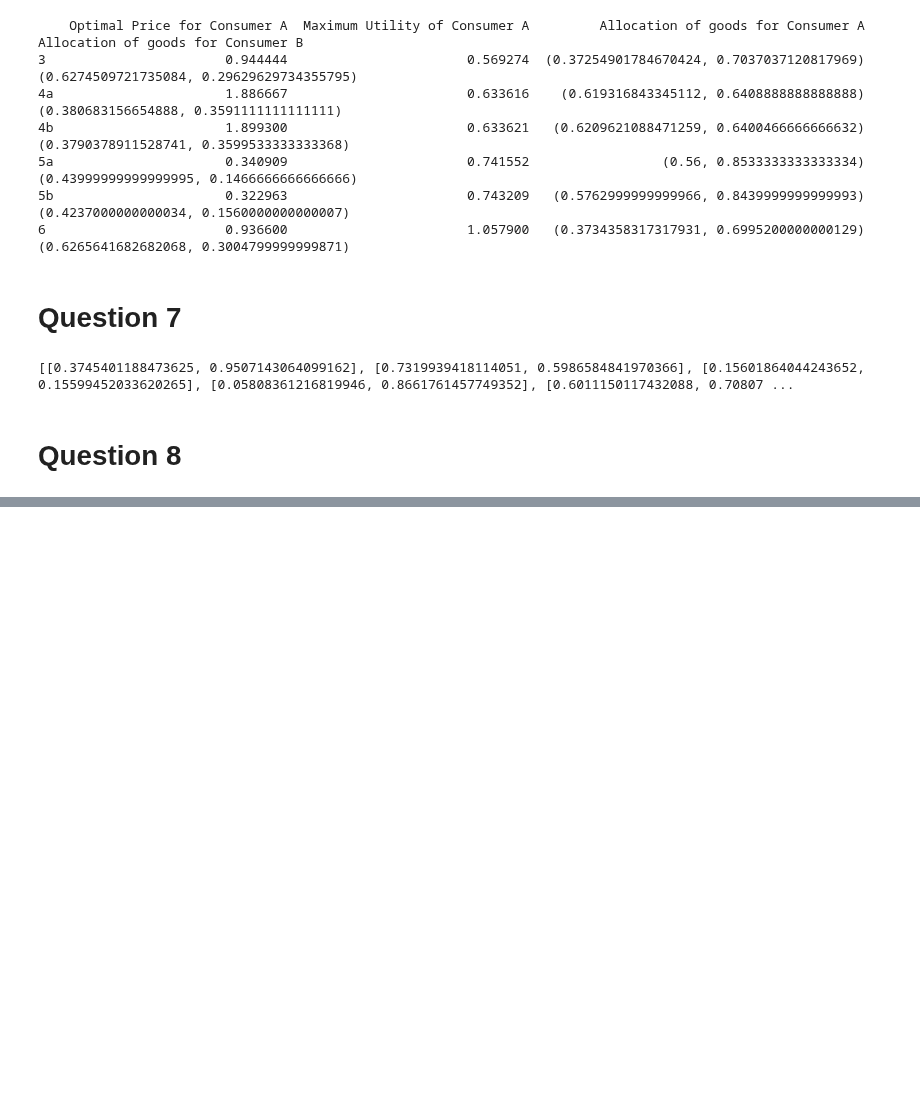
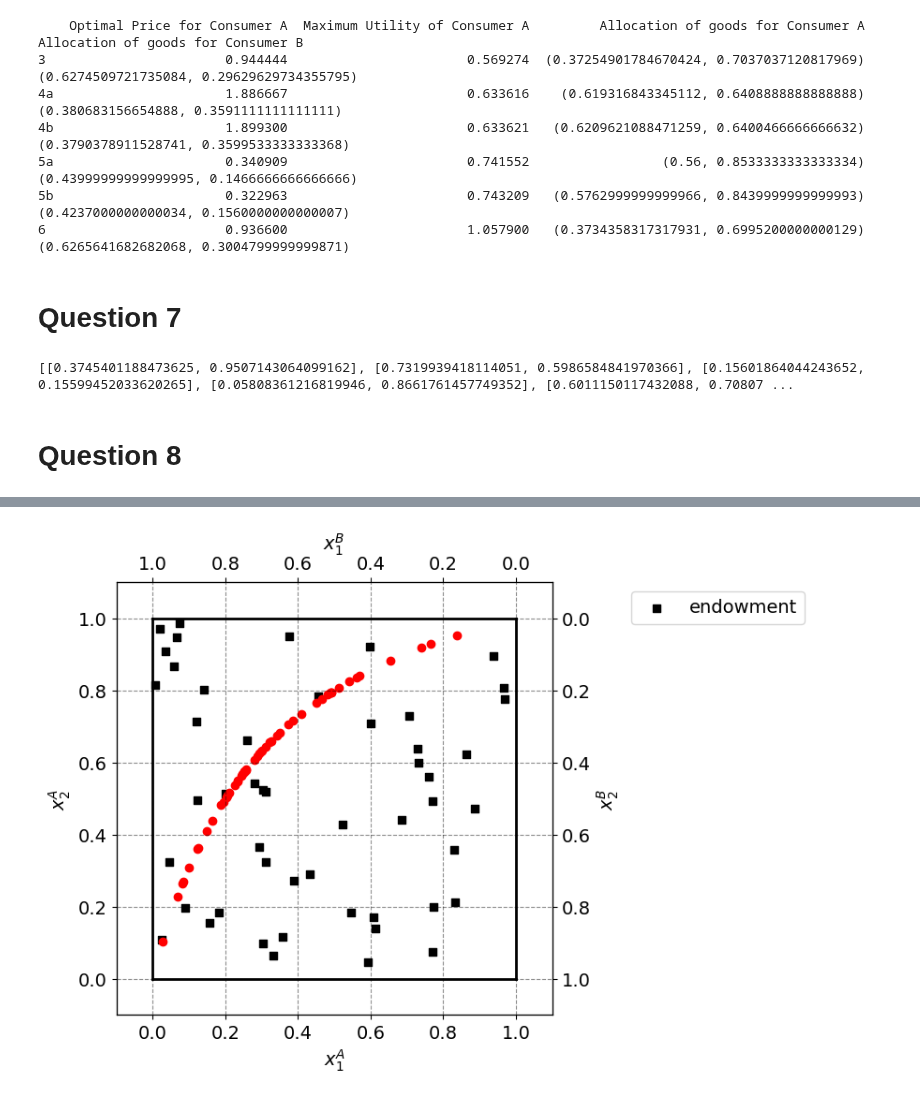
Before and after one commit to NumEconCopenhagen/projects-2024-codeonomics-crew, a Jupyter notebook: inauguralproject/inauguralproject.ipynb, the cells around one changed output, grey strips where cells are left out. Drawn from its saved outputs; the diff is of its cells as text; code cells hidden in the pictures; blank space fills up the shorter version.

```diff
--- a/inauguralproject/inauguralproject.ipynb
+++ b/inauguralproject/inauguralproject.ipynb
@@ -673,0 +606,19 @@ KeyboardInterrupt:
+# %%
+# 8:
+
+par = model.par
+saved = []
+
+p1_guess = 1.5
+p2 = 1
+
+for w in W:
+    w1A = par.w1A = w[0]
+    w2A = par.w2A = w[1]
+    par.w1B = 1 - w1A
+    par.w2B = 1 - w2A
+
+    model.find_equilibrium(p1_guess,p2)
+
+    demand_1A, demand_2A = model.demand_A(model.p1_star)
+    saved.append([demand_1A, demand_2A])
@@ -673,0 +643,41 @@ KeyboardInterrupt:
+# %%
+par = model.par
+
+# a. total endowment
+w1bar = 1.0
+w2bar = 1.0
+
+# b. figure set up
+fig = plt.figure(frameon=False,figsize=(6,6), dpi=100)
+ax_A = fig.add_subplot(1, 1, 1)
+
+ax_A.set_xlabel("$x_1^A$")
+ax_A.set_ylabel("$x_2^A$")
+
+temp = ax_A.twinx()
+temp.set_ylabel("$x_2^B$")
+ax_B = temp.twiny()
+ax_B.set_xlabel("$x_1^B$")
+ax_B.invert_xaxis()
+ax_B.invert_yaxis()
+
+ax_A.scatter(W[0][0],W[0][1],marker='s',color='black',label='endowment')
+for endow in W[1:]:
+    ax_A.scatter(endow[0],endow[1],marker='s',color='black')
+for allocation in saved:
+    ax_A.scatter(allocation[0], allocation[1], marker='o', color='red')
+
+# limits
+ax_A.plot([0,w1bar],[0,0],lw=2,color='black')
+ax_A.plot([0,w1bar],[w2bar,w2bar],lw=2,color='black')
+ax_A.plot([0,0],[0,w2bar],lw=2,color='black')
+ax_A.plot([w1bar,w1bar],[0,w2bar],lw=2,color='black')
+
+ax_A.set_xlim([-0.1, w1bar + 0.1])
+ax_A.set_ylim([-0.1, w2bar + 0.1])
+ax_B.set_xlim([w1bar + 0.1, -0.1])
+ax_B.set_ylim([w2bar + 0.1, -0.1])
+
+ax_A.legend(frameon=True,loc='upper right',bbox_to_anchor=(1.6,1.0));
+# %% [output]
+[figure, added]
```
Also changed, not shown: parts of 2 cells of this notebook.
